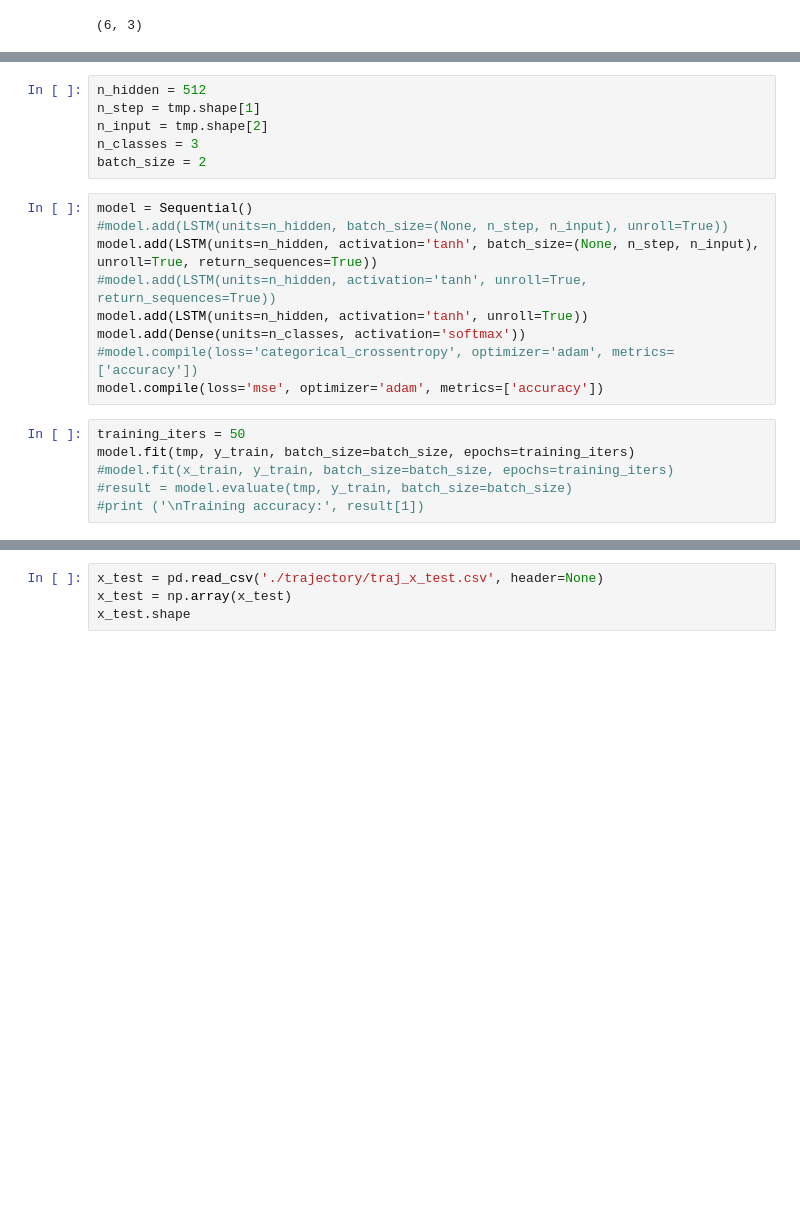
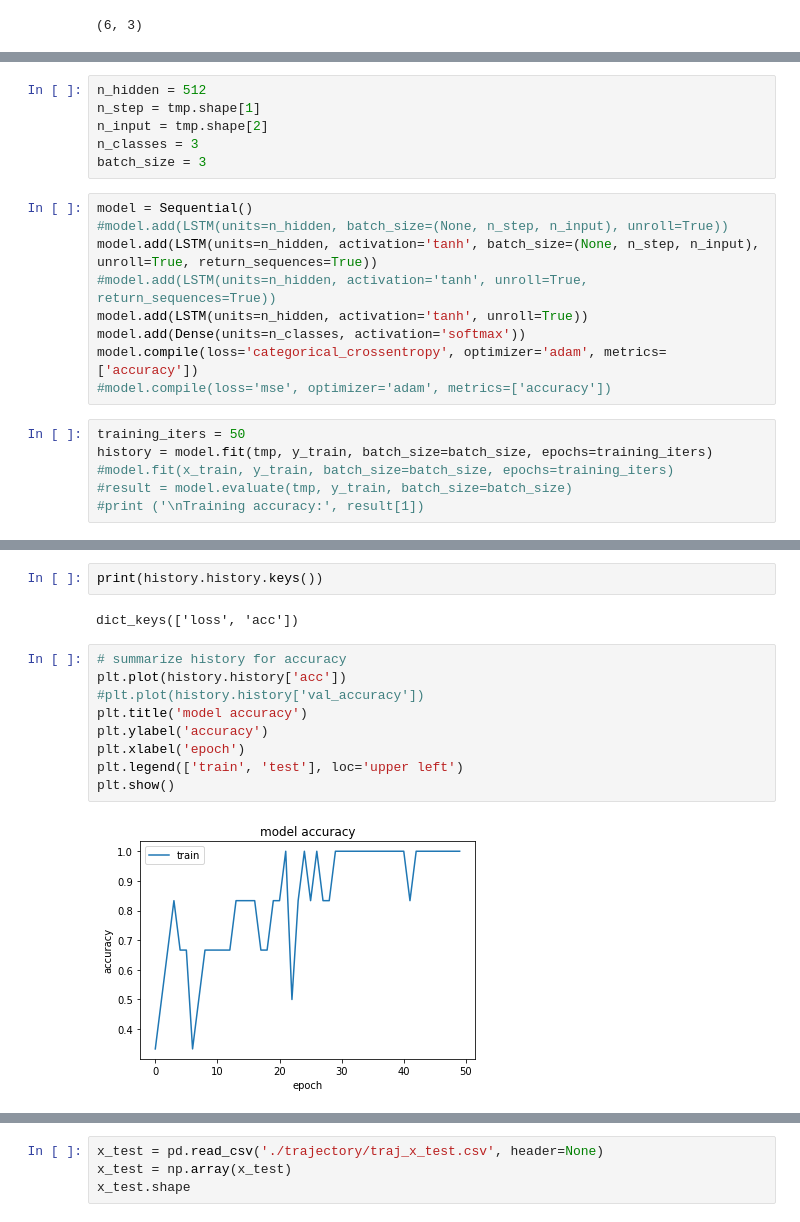
Before and after one commit to ConradLiuuu/ML_practice, a Jupyter notebook: trajectory_classification.ipynb, the cells around one changed output, grey strips where cells are left out. Cells and saved outputs as stored; diff of their text form; blank space fills up the shorter version.

Commit message:
plot history and save model

```diff
--- a/trajectory_classification.ipynb
+++ b/trajectory_classification.ipynb
@@ -96,7 +98,7 @@ n_hidden = 512
 n_step = tmp.shape[1]
 n_input = tmp.shape[2]
 n_classes = 3
-batch_size = 2
+batch_size = 3
 # %%
 model = Sequential()
 #model.add(LSTM(units=n_hidden, batch_size=(None, n_step, n_input), unroll=True))
@@ -104,11 +106,11 @@ model.add(LSTM(units=n_hidden, activation='tanh', batch_size=(None, n_step, n_in
 #model.add(LSTM(units=n_hidden, activation='tanh', unroll=True, return_sequences=True))
 model.add(LSTM(units=n_hidden, activation='tanh', unroll=True))
 model.add(Dense(units=n_classes, activation='softmax'))
-#model.compile(loss='categorical_crossentropy', optimizer='adam', metrics=['accuracy'])
-model.compile(loss='mse', optimizer='adam', metrics=['accuracy'])
+model.compile(loss='categorical_crossentropy', optimizer='adam', metrics=['accuracy'])
+#model.compile(loss='mse', optimizer='adam', metrics=['accuracy'])
 # %%
 training_iters = 50
-model.fit(tmp, y_train, batch_size=batch_size, epochs=training_iters)
+history = model.fit(tmp, y_train, batch_size=batch_size, epochs=training_iters)
 #model.fit(x_train, y_train, batch_size=batch_size, epochs=training_iters)
 #result = model.evaluate(tmp, y_train, batch_size=batch_size)
 #print ('\nTraining accuracy:', result[1])
@@ -133,0 +135,15 @@ Epoch 50/50
+# %%
+print(history.history.keys())
+# %% [output]
+dict_keys(['loss', 'acc'])
+# %%
+# summarize history for accuracy
+plt.plot(history.history['acc'])
+#plt.plot(history.history['val_accuracy'])
+plt.title('model accuracy')
+plt.ylabel('accuracy')
+plt.xlabel('epoch')
+plt.legend(['train', 'test'], loc='upper left')
+plt.show()
+# %% [output]
+[figure, added]
```
Also changed, not shown: parts of 15 cells of this notebook, 1 other file.
